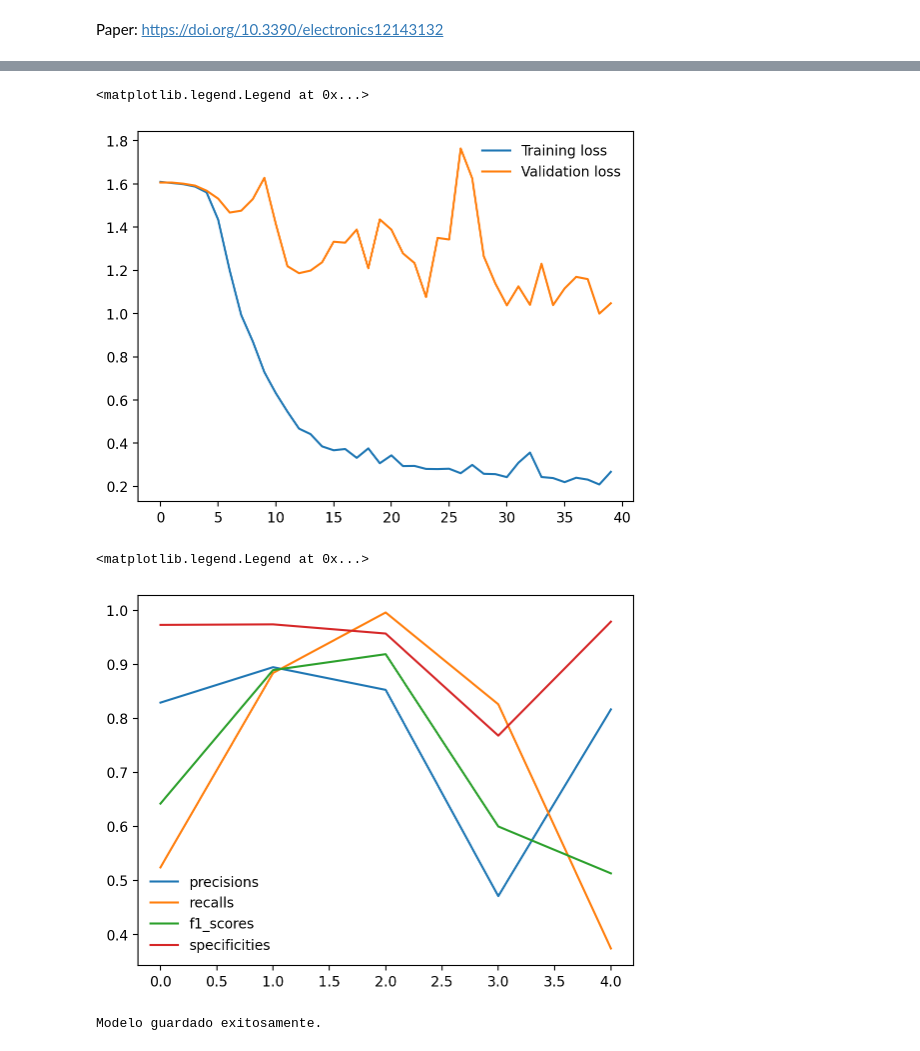
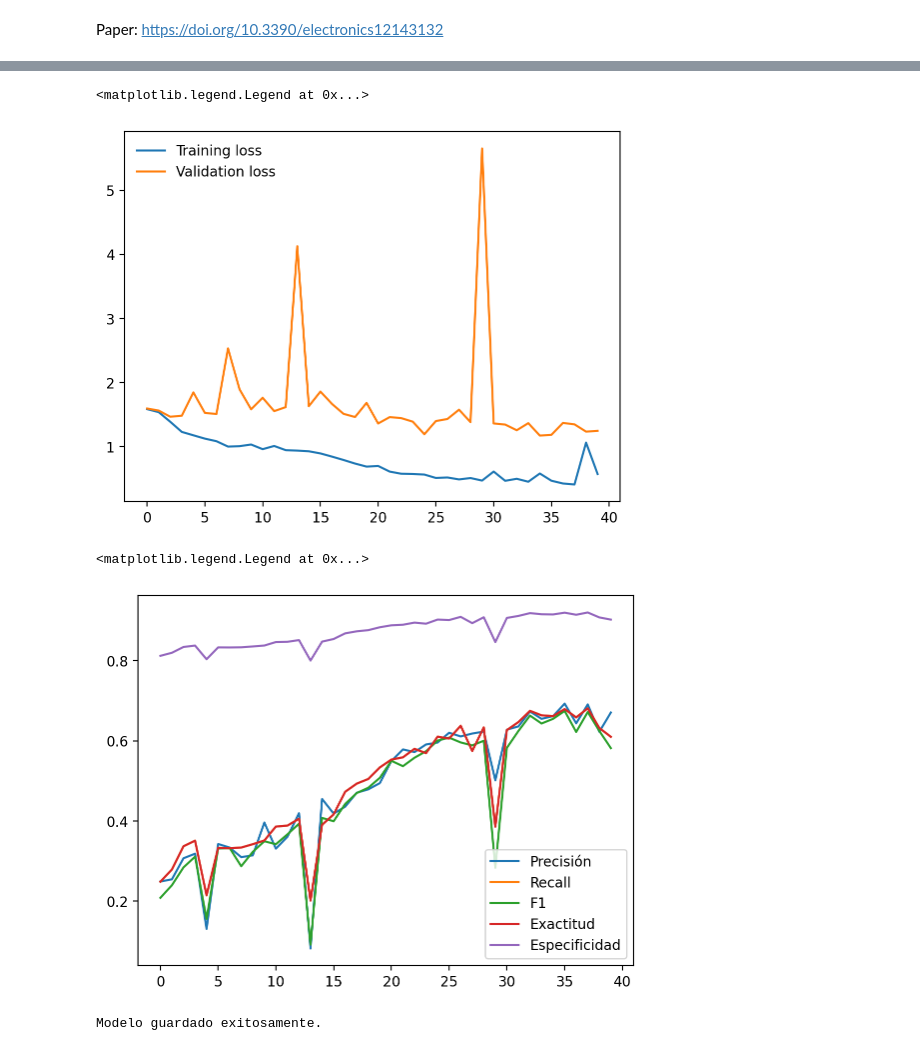
Before and after one commit to AngieJoya99/ProyectoSimulacion, a Jupyter notebook: Entrega FinalV2.ipynb, the cells around one changed output, grey strips where cells are left out. Saved outputs shown, nothing was run; the diff lists cells and outputs as text; code cells hidden in the pictures.

```diff
--- a/Entrega FinalV2.ipynb
+++ b/Entrega FinalV2.ipynb
@@ -102,12 +102,12 @@ class Network(nn.Module):
 
   def forward(self, x):
 
-    x = F.relu(self.fc1(x))
-    x = F.relu(self.fc2(x))
-    x = F.relu(self.fc3(x))
-    x = F.relu(self.fc4(x))
-    x = F.relu(self.fc5(x))
-    x = F.relu(self.fc6(x))
+    x = self.dropout(F.relu(self.fc1(x)))
+    x = self.dropout(F.relu(self.fc2(x)))
+    x = self.dropout(F.relu(self.fc3(x)))
+    x = self.dropout(F.relu(self.fc4(x)))
+    x = self.dropout(F.relu(self.fc5(x)))
+    x = self.dropout(F.relu(self.fc6(x)))
     x = F.log_softmax(self.fc7(x), dim=1)
 
     return x
@@ -120,6 +120,7 @@ image, label = next(iter(trainloader))
 epochs = 40
 steps = 0
 train_losses, test_losses = [], []
+precisions, recalls, f1_scores, accus, avg_specificities = [], [], [], [], []
 
 for e in range(epochs):
     running_loss = 0
@@ -156,24 +157,21 @@ for e in range(epochs):
         # Calculate overall confusion matrix
         cm = confusion_matrix(all_labels, all_preds)
 
-        # Calculate metrics for each class
         num_classes = cm.shape[0]
-        precisions, recalls, f1_scores, accuracies, specificities = [], [], [], []
+        specificities = []
         for i in range(num_classes):
             tp = cm[i, i]
             fn = cm[i, :].sum() - tp
             fp = cm[:, i].sum() - tp
             tn = cm.sum() - (tp + fn + fp)
-
-            precision = tp / (tp + fp) if (tp + fp) > 0 else 0
-            recall = tp / (tp + fn) if (tp + fn) > 0 else 0
-            f1 = 2 * (precision * recall) / (precision + recall) if (precision + recall) > 0 else 0
             specificity = tn / (tn + fp) if (tn + fp) > 0 else 0
 
+            specificities.append(specificity)
+
         # Calculate weighted metrics for the overall model
-        precision_weighted = precision_score(all_labels, all_preds, average='weighted', zero_division=0)
-        recall_weighted = recall_score(all_labels, all_preds, average='weighted', zero_division=0)
-        f1_weighted = f1_score(all_labels, all_preds, average='weighted', zero_division=0)
+        precision_weighted = precision_score(all_labels, all_preds, average='weighted')
+        recall_weighted = recall_score(all_labels, all_preds, average='weighted')
+        f1_weighted = f1_score(all_labels, all_preds, average='weighted')
         accuracy = accuracy_score(all_labels, all_preds)
         avg_specificity = np.mean(specificities)
 
@@ -183,8 +181,8 @@ for e in range(epochs):
         precisions.append(precision_weighted)
         recalls.append(recall_weighted)
         f1_scores.append(f1_weighted)
-        accuracies.append(accuracy)
-        specificities.append(avg_specificity)
+        avg_specificities.append(avg_specificity)
+        accus.append(accuracy)
 
         # Print metrics
         print("\nEpoch: {}/{}.. ".format(e + 1, epochs),
@@ -196,6 +194,7 @@ for e in range(epochs):
               "Weighted F1 Score: {:.3f}".format(f1_weighted),
               "Average Specificity: {:.3f}".format(avg_specificity))
 
+
         # Plot confusion matrix only on the last epoch
         if e == epochs - 1:
             print("\nMatriz de Confusión")
@@ -208,14 +265,15 @@ plt.plot(test_losses, label='Validation loss')
 plt.legend(frameon=False)
 # %% [output]
 <matplotlib.legend.Legend at 0x...>
-[figure, old version]
+[figure, new version]
 # %%
-plt.plot(precisions, label='precisions')
-plt.plot(recalls, label='recalls')
-plt.plot(f1_scores, label='f1_scores')
-plt.plot(specificities, label='specificities')
-plt.legend(frameon=False)
+plt.plot(precisions, label='Precisión')
+plt.plot(recalls, label='Recall')
+plt.plot(f1_scores, label='F1')
+plt.plot(accus, label='Exactitud')
+plt.plot(avg_specificities, label='Especificidad')
+plt.legend(frameon=True)
 # %% [output]
 <matplotlib.legend.Legend at 0x...>
-[figure, old version]
+[figure, new version]
 # %%
```
Also changed, not shown: parts of 5 cells of this notebook, 1 other file.
